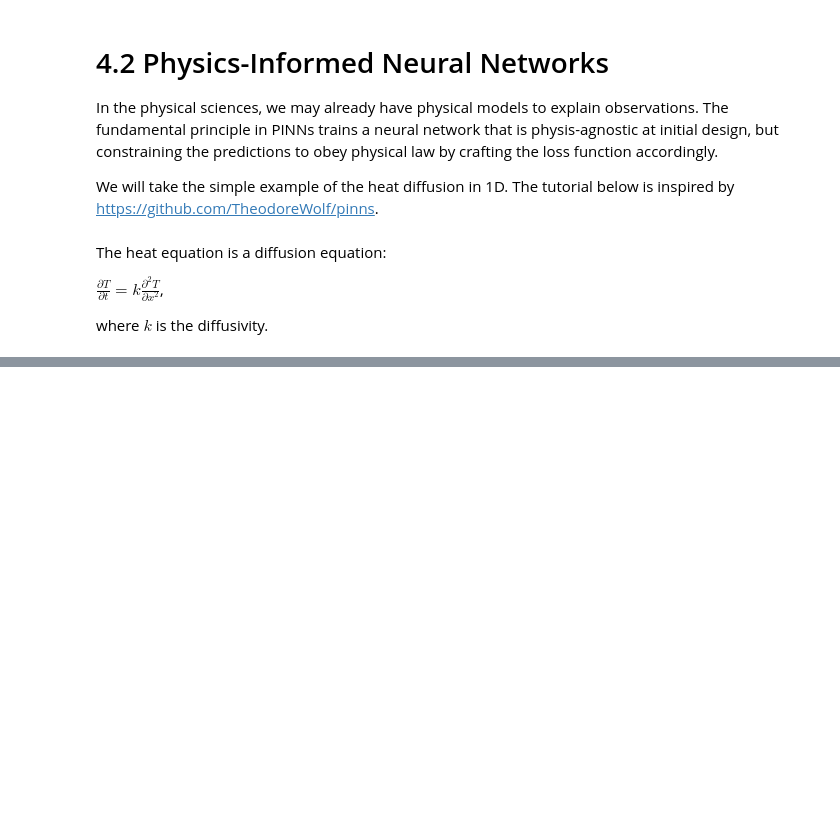
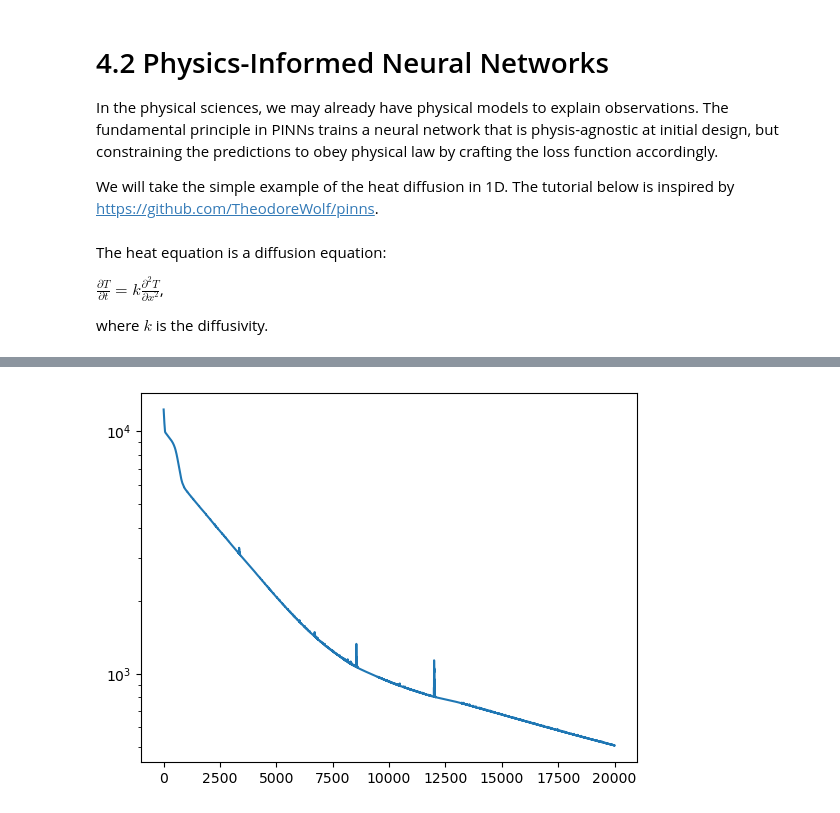
Before and after one commit to geo-smart/mlgeo, a Jupyter notebook: book/Chapter4-DeepLearning/mlgeo_4.2_PINN.ipynb, the cells around one changed output, grey strips where cells are left out. Drawn from its saved outputs; the diff is of its cells as text; code cells hidden in the pictures; blank space fills up the shorter version.

```diff
--- a/book/Chapter4-DeepLearning/mlgeo_4.2_PINN.ipynb
+++ b/book/Chapter4-DeepLearning/mlgeo_4.2_PINN.ipynb
@@ -39,0 +176,12 @@ plt.xlabel('Time (s)')
+# %%
+# define the second loss function
+def l2_reg(model: torch.nn.Module):
+    return torch.sum(sum([p.pow(2.) for p in model.parameters()]))
+# %%
+netreg = Net(1,1, loss2=l2_reg, epochs=20000, lr=1e-4, loss2_weight=1).to(DEVICE)
+
+losses = netreg.fit(t, T)
+
+plt.plot(losses)
+plt.yscale('log')
+# %% [output]
@@ -39,0 +198 @@ plt.xlabel('Time (s)')
+[figure, added]
```
Also changed, not shown: parts of 11 cells of this notebook, 2 other files.
